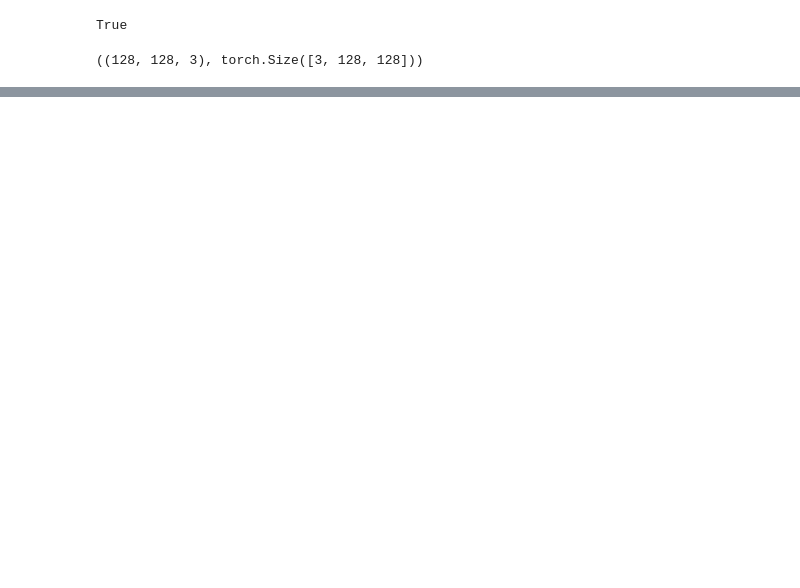
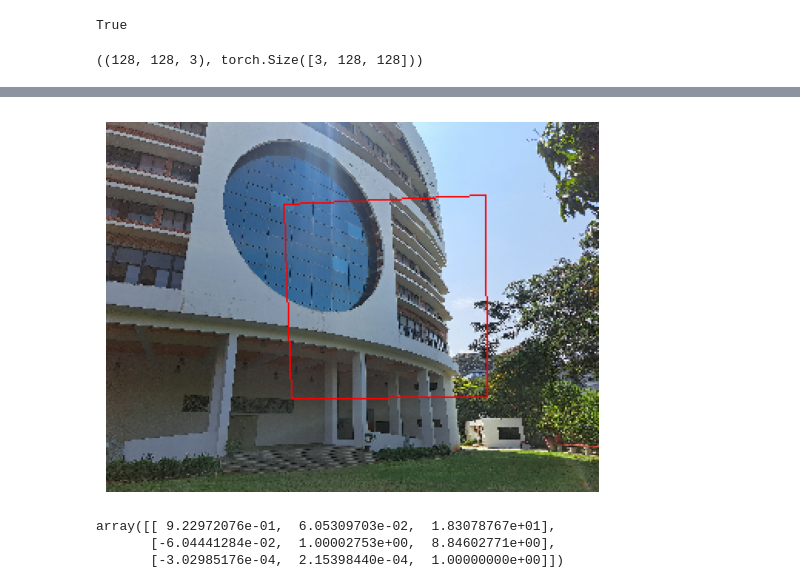
Before and after one commit to mkreman/MCNet-review, a Jupyter notebook: test.ipynb, the cells around one changed output, grey strips where cells are left out. Cells and saved outputs as stored; diff of their text form; code cells hidden in the pictures; blank space fills up the shorter version.

```diff
--- a/test.ipynb
+++ b/test.ipynb
@@ -151,0 +166,8 @@ prediction = np.array([[[-10.7379,  10.4223],
+# %%
+prediction = np.array([[15.8949,  3.8547],
+         [18.1237, -2.1433],
+         [19.1163,  0.5585],
+         [20.4112,  1.3640]], dtype=np.float32)
+
+four_point_new = prediction + four_point_org
+four_point_new
@@ -151,0 +189,18 @@ prediction = np.array([[[-10.7379,  10.4223],
+# %%
+# Draw the points on the image
+img2_four_points = img2.copy()
+cv2.polylines(img2_four_points, np.int32([four_point_new]), 1, (0,0,255))
+
+plt.imshow(cv2.cvtColor(img2_four_points, cv2.COLOR_BGR2RGB))
+plt.axis('off')
+plt.show()
+# %% [output]
+[figure, added]
+# %%
+# Compute the perspective transform matrix
+H = cv2.getPerspectiveTransform(four_point_org, four_point_new)
+H
+# %% [output]
+array([[ 9.22972076e-01,  6.05309703e-02,  1.83078767e+01],
+       [-6.04441284e-02,  1.00002753e+00,  8.84602771e+00],
+       [-3.02985176e-04,  2.15398440e-04,  1.00000000e+00]])
```
Also changed, not shown: parts of 19 cells of this notebook, 29 other files.
